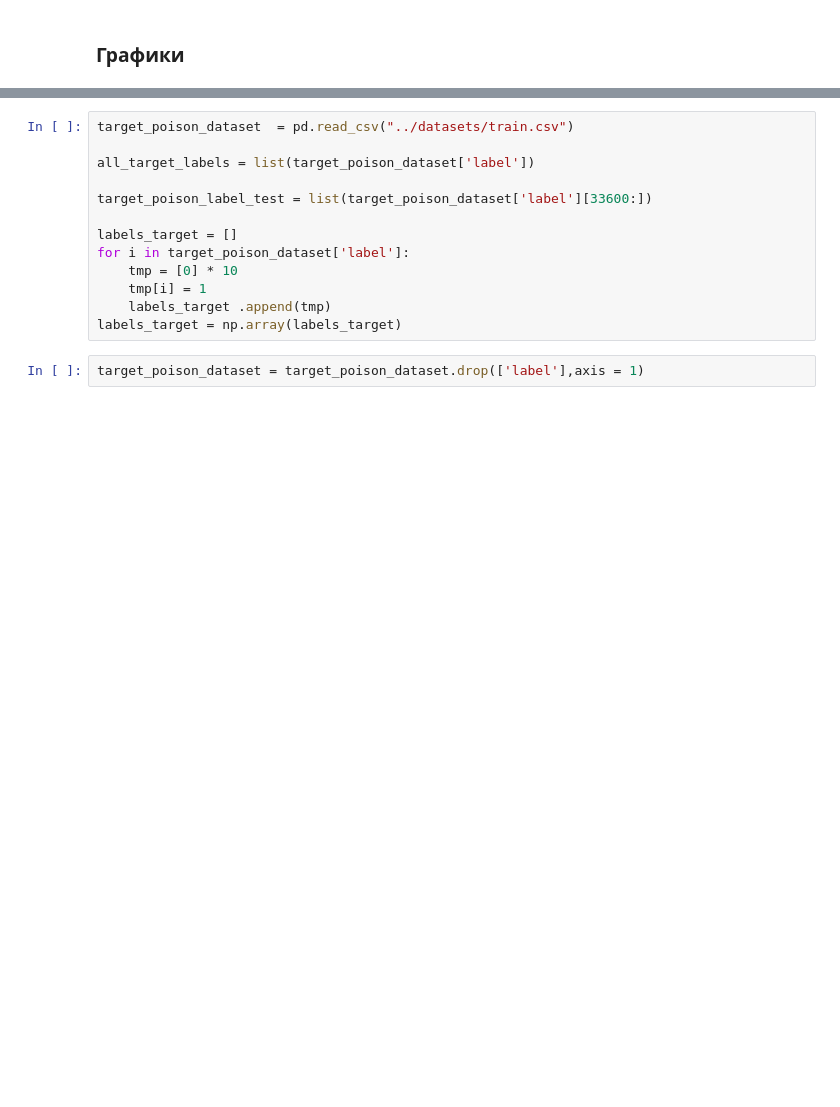
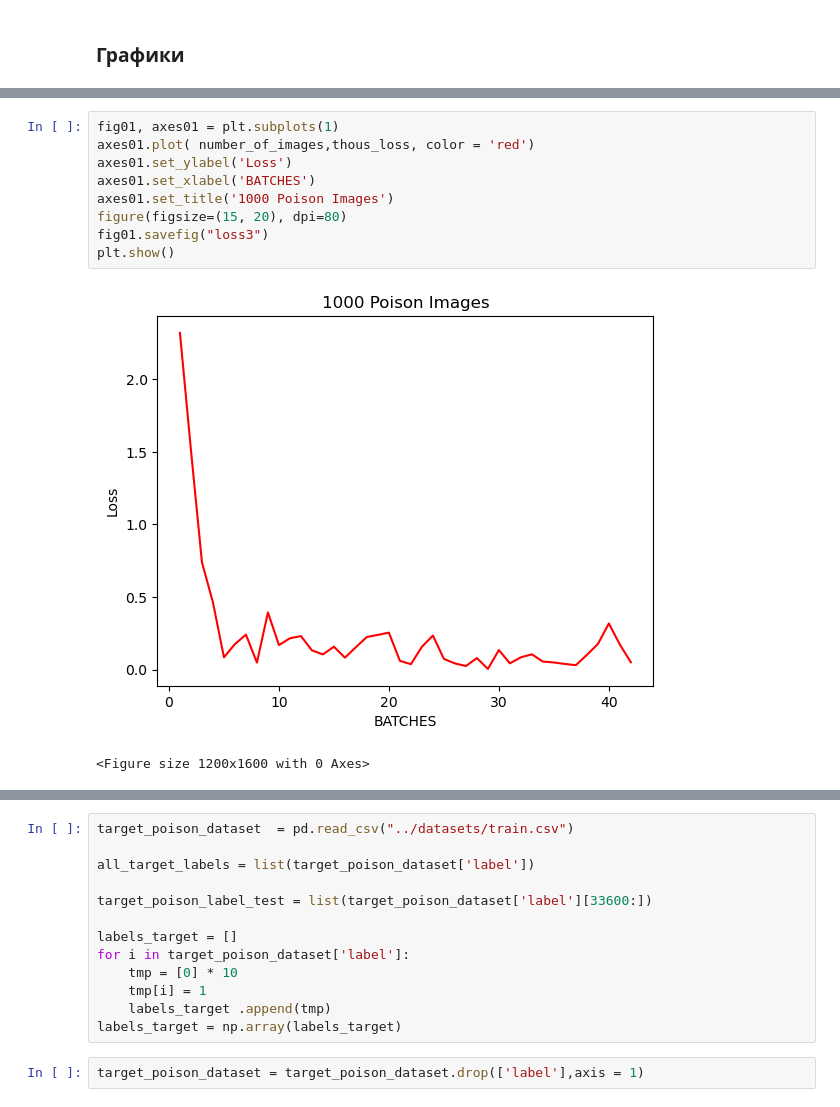
Before and after one commit to Zorinal/ModelShield, a Jupyter notebook: practice/Final.ipynb, the cells around one changed output, grey strips where cells are left out. Drawn from its saved outputs; the diff is of its cells as text; blank space fills up the shorter version.

```diff
--- a/practice/Final.ipynb
+++ b/practice/Final.ipynb
@@ -1086,0 +1074,12 @@ plt.show()
+# %%
+fig01, axes01 = plt.subplots(1)
+axes01.plot( number_of_images,thous_loss, color = 'red')
+axes01.set_ylabel('Loss')
+axes01.set_xlabel('BATCHES')
+axes01.set_title('1000 Poison Images')
+figure(figsize=(15, 20), dpi=80)
+fig01.savefig("loss3")
+plt.show()
+# %% [output]
+[figure, added]
+<Figure size 1200x1600 with 0 Axes>
```
Also changed, not shown: parts of 24 cells of this notebook.
